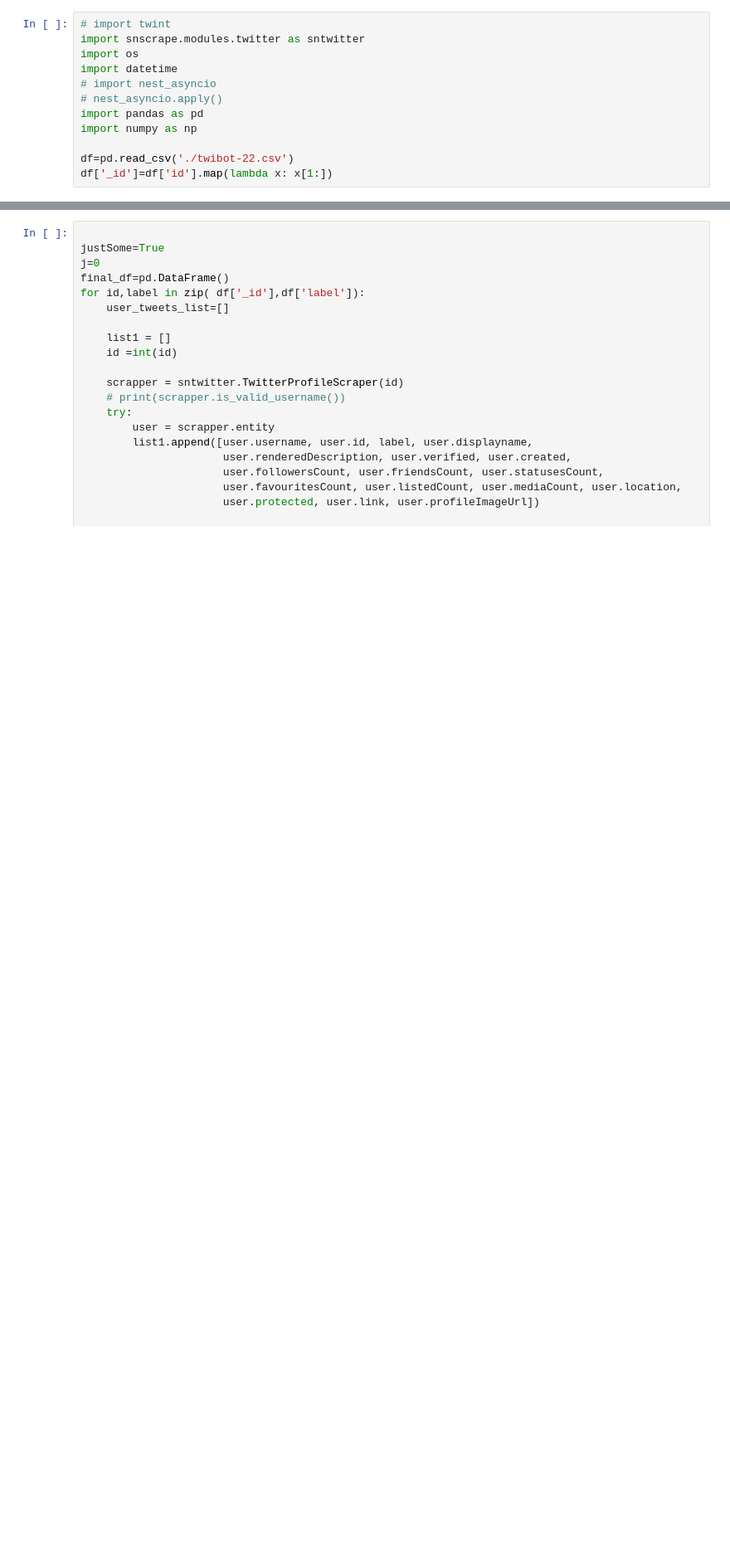
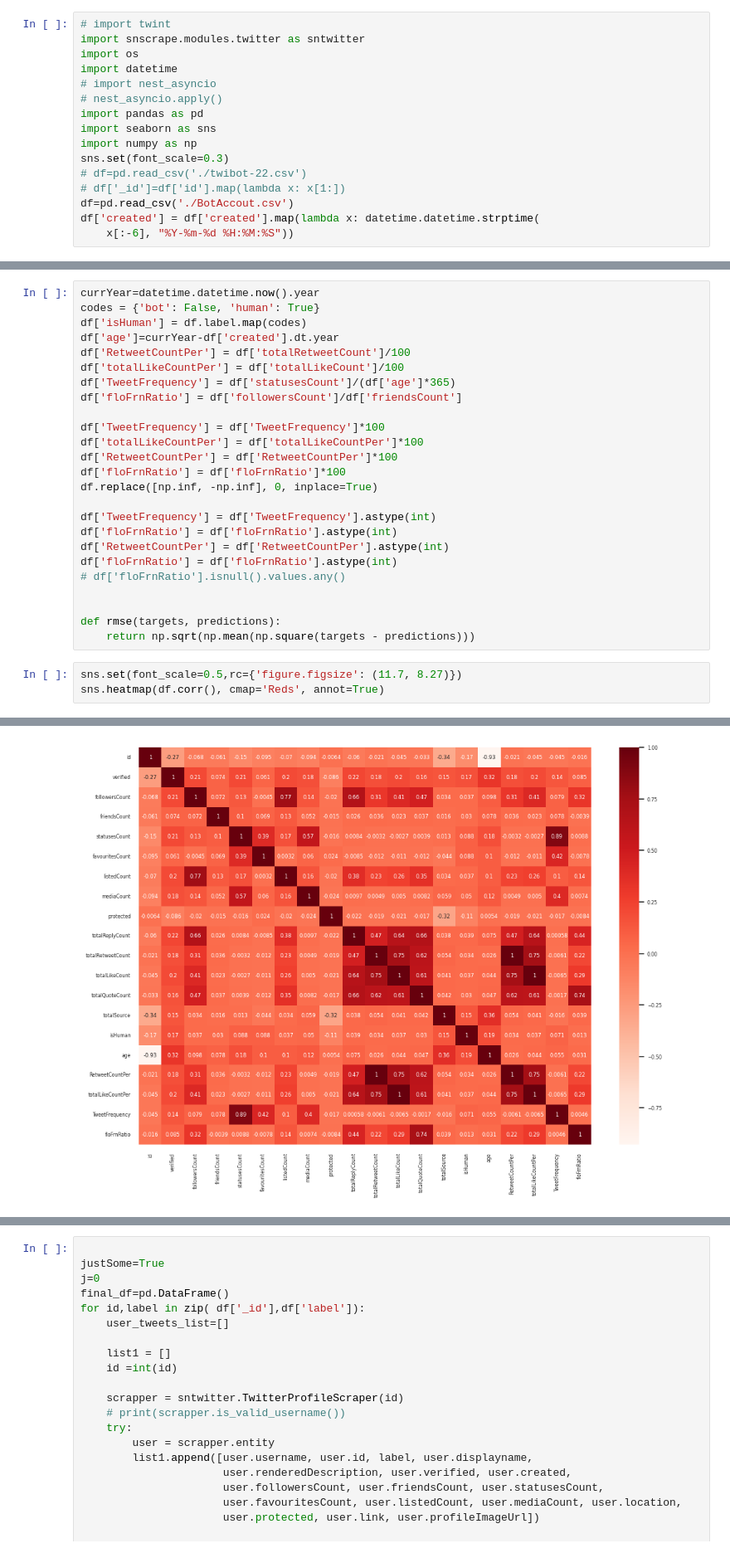
Before and after one commit to talhashehroze/FYP, a Jupyter notebook: Backend/paper_work/scrapper/twint.ipynb, the cells around one changed output, grey strips where cells are left out. Shown at 83% size. Saved outputs shown, nothing was run; the diff lists cells and outputs as text; blank space fills up the shorter version.

```diff
--- a/Backend/paper_work/scrapper/twint.ipynb
+++ b/Backend/paper_work/scrapper/twint.ipynb
@@ -6,7 +6,11 @@ import datetime
 # import nest_asyncio
 # nest_asyncio.apply()
 import pandas as pd
+import seaborn as sns
 import numpy as np
-
-df=pd.read_csv('./twibot-22.csv')
-df['_id']=df['id'].map(lambda x: x[1:])
+sns.set(font_scale=0.3)
+# df=pd.read_csv('./twibot-22.csv')
+# df['_id']=df['id'].map(lambda x: x[1:])
+df=pd.read_csv('./BotAccout.csv')
+df['created'] = df['created'].map(lambda x: datetime.datetime.strptime(
+    x[:-6], "%Y-%m-%d %H:%M:%S"))
@@ -19,0 +17,29 @@ dtype: int64
+# %%
+currYear=datetime.datetime.now().year
+codes = {'bot': False, 'human': True}
+df['isHuman'] = df.label.map(codes)
+df['age']=currYear-df['created'].dt.year
+df['RetweetCountPer'] = df['totalRetweetCount']/100
+df['totalLikeCountPer'] = df['totalLikeCount']/100
+df['TweetFrequency'] = df['statusesCount']/(df['age']*365)
+df['floFrnRatio'] = df['followersCount']/df['friendsCount']
+
+df['TweetFrequency'] = df['TweetFrequency']*100
+df['totalLikeCountPer'] = df['totalLikeCountPer']*100
+df['RetweetCountPer'] = df['RetweetCountPer']*100
+df['floFrnRatio'] = df['floFrnRatio']*100
+df.replace([np.inf, -np.inf], 0, inplace=True)
+
+df['TweetFrequency'] = df['TweetFrequency'].astype(int)
+df['floFrnRatio'] = df['floFrnRatio'].astype(int)
+df['RetweetCountPer'] = df['RetweetCountPer'].astype(int)
+df['floFrnRatio'] = df['floFrnRatio'].astype(int)
+# df['floFrnRatio'].isnull().values.any()
+
+
+def rmse(targets, predictions):
+    return np.sqrt(np.mean(np.square(targets - predictions)))
+# %%
+sns.set(font_scale=0.5,rc={'figure.figsize': (11.7, 8.27)})
+sns.heatmap(df.corr(), cmap='Reds', annot=True)
+# %% [output]
@@ -19,0 +47 @@ dtype: int64
+[figure, added]
```
Also changed, not shown: parts of 3 cells of this notebook, 1 other file.
